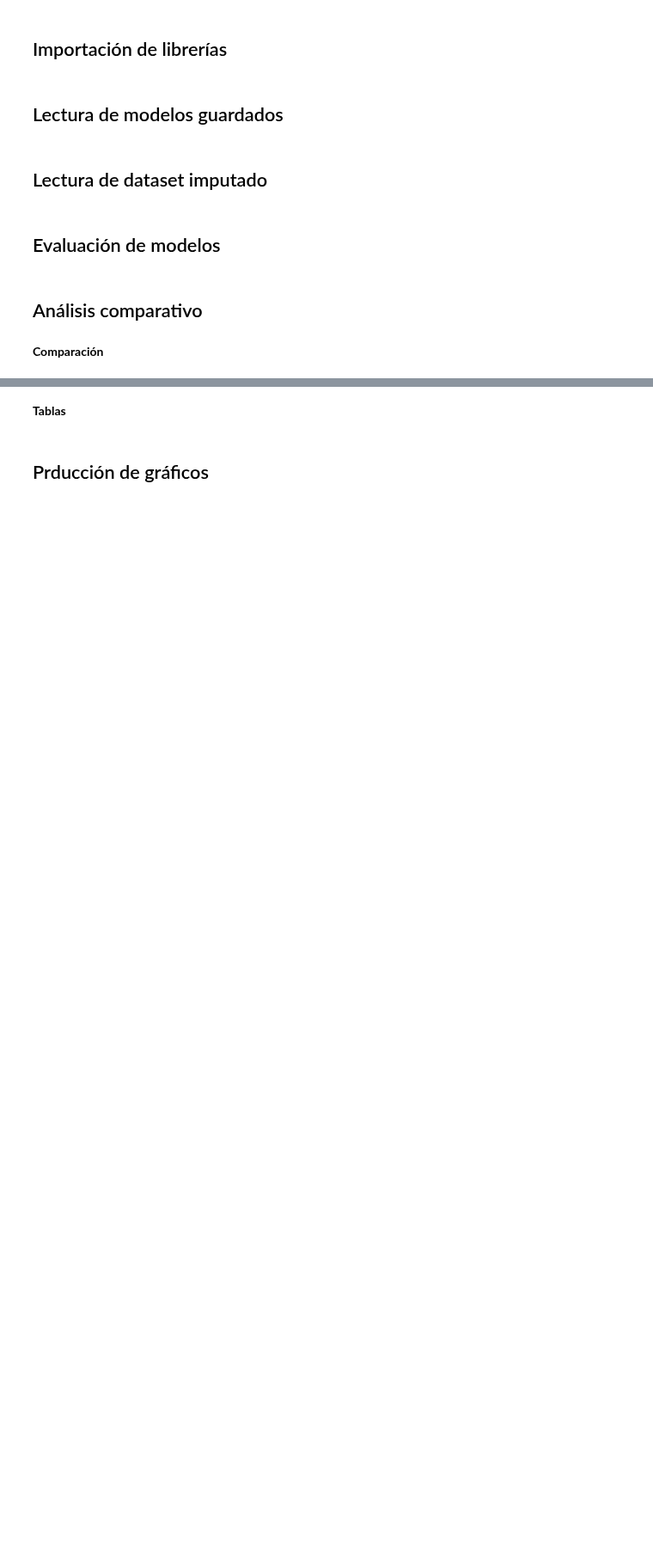
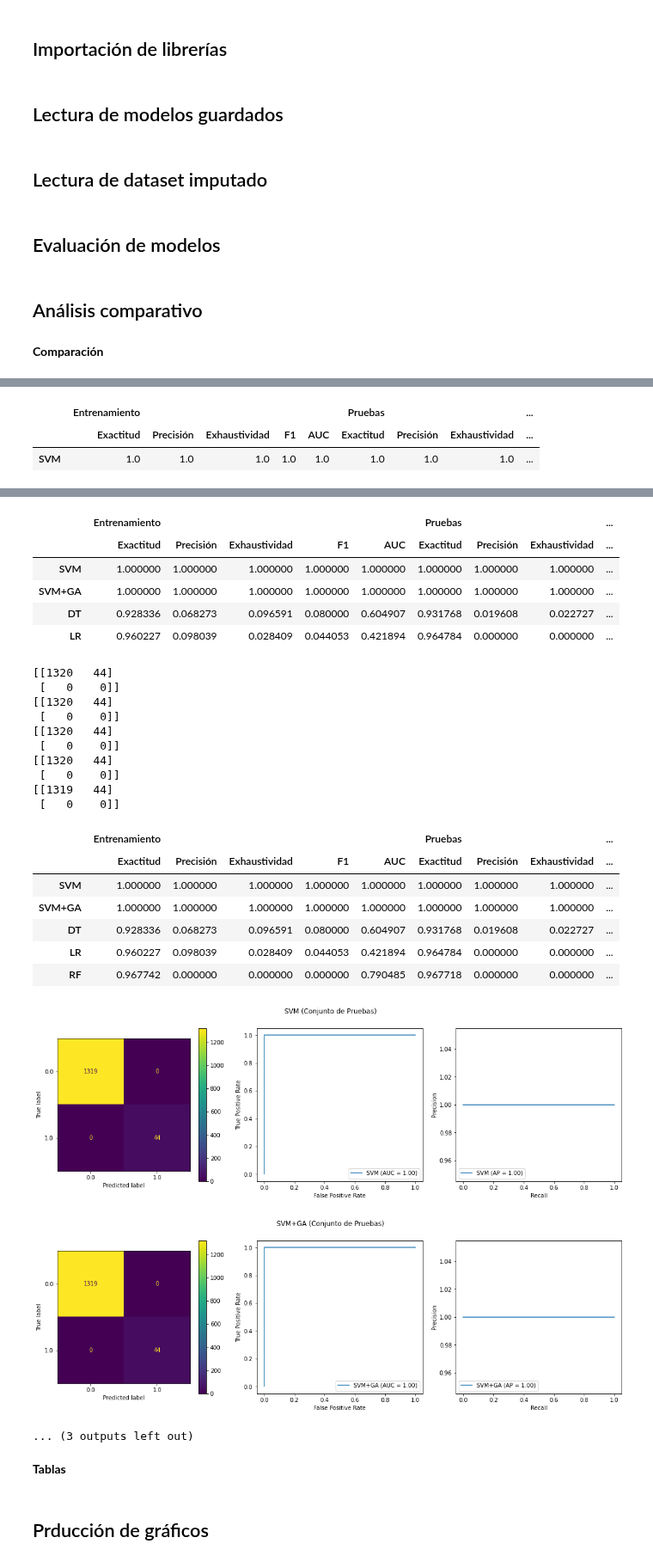
Before and after one commit to Project-ML-PUCP/BankruptcyTaiwan, a Jupyter notebook: 03. Codigo/04. Evaluation.ipynb, the cells around one changed output, grey strips where cells are left out. Shown at 86% size. Cells and saved outputs as stored; diff of their text form; code cells hidden in the pictures; blank space fills up the shorter version.

```diff
--- a/03. Codigo/04. Evaluation.ipynb
+++ b/03. Codigo/04. Evaluation.ipynb
@@ -68,13 +107,15 @@ class GeneticSearchCVMod(GeneticSearchCV):
 # %%
 # cargamos los modelos
 dt_model = joblib.load(os.path.join('modelos','Modelo_DT.pkl'))
-#lr_model = joblib.load(os.path.join('modelos','Modelo_LR.pkl'))
+lr_model = joblib.load(os.path.join('modelos','Modelo_LR.pkl'))
 rf_model = joblib.load(os.path.join('modelos','Modelo_RF.pkl'))
-xgb_model = joblib.load(os.path.join('modelos','Modelo_XGB.pkl'))
+#xgb_model = joblib.load(os.path.join('modelos','Modelo_XGB.pkl'))
 cv_svm_model = joblib.load(os.path.join('modelos','Modelo_SVM.pkl'))
-#cs_svm_ga_model = joblib.load(os.path.join('modelos','Modelo_GA_SVM.pkl'))
+svm_model = cv_svm_model.best_estimator_
+cs_svm_ga_model = joblib.load(os.path.join('modelos','Modelo_GA_SVM.pkl'))
+svm_ga_model = cs_svm_ga_model.best_estimator_
 # %% [markdown]
 ## Lectura de dataset imputado
 # %%
 # se carga dataset imputado
-median_imputed_df = pd.read_pickle(os.path.join('results','dataset_normalizado.pkl'))
+imputed_df = pd.read_pickle(os.path.join('results','dataset_normalizado.pkl'))
@@ -83,20 +178,20 @@ median_imputed_df = pd.read_pickle(os.path.join('results','dataset_normalizado.p
 # %%
 # Modelamiento de la data usando un diccionario de datasets y modelos
-def perform_data_modeling(_models_, imputed_df, verbose=False, k_folds=5):
+def perform_data_evaluation(_models_, imputed_df, verbose=False, k_folds=5):
     # 7 metricas, usando K-Folds
     # en model_results guardaremos los resultados por clasificador y datasets
     model_results = OrderedDict()
+    # to show table
+    resultados = {}
 
     # Iteramos sobre los clasificadores
     for model_name, clf in _models_.items():
-        if verbose: print("-" * 120, "\n", "Model: " + '\033[1m' + model_name + '\033[0m' + " Classifier")
         imputer_results = OrderedDict()
 
         # hacemos la division del dataframe en variables y etiquetas
         features_df, labels_df = split_features_labels(imputed_df)
 
         df_index = 0
-        if verbose: print('\t\tDataset: ' + '\033[1m' + str(df_index + 1) + 'year' + '\033[0m')
         # Ejecutamos la validación cruzada K-fold en los sets de entranamiento y test
         X_train_list, y_train_list, X_test_list, y_test_list = kfold_cv(k_folds, features_df, labels_df, verbose)
 
@@ -161,20 +256,11 @@ def perform_data_modeling(_models_, imputed_df, verbose=False, k_folds=5):
 
         # presentamos algunos valores
         if verbose:
-            print('\t\t\tAccuracy:', metrics['Accuracy'])
-            print('\t\t\tRecall:', metrics['Recalls'])
+            update_resultados(model_name, clf, resultados, X_train, X_test, y_train, y_test)
 
         # guardamos en el diccionario
         model_results[model_name] = metrics
 
-    # presentamos la matriz de confusión en modo mapa de calor
-    sns.heatmap(mlp_cm, annot=True,
-                xticklabels=['Non Bankrupt', 'Bankrupt'],
-                yticklabels=['Non Bankrupt', 'Bankrupt'])
-    plt.xlabel('Predicted')
-    plt.ylabel('True')
-    plt.show()
-
     return model_results
 # %%
 # Hacer ranking por cada métrica
@@ -223,11 +309,18 @@ def perform_model_ranking_typeI(models, imputers, results):
 # %% [markdown]
 ## Análisis comparativo
 # %%
+svm_model.probability=True
 # models
-svm = cv_svm_model.best_estimator_
 models_dictionary2 = OrderedDict()
-models_dictionary2['SVM'] = svm
-models_dictionary2['SVM+GA'] = svm_ga
-models_dictionary2['DT'] = svm
+models_dictionary2['SVM'] = svm_model
+models_dictionary2['SVM+GA'] = svm_ga_model
+models_dictionary2['DT'] = dt_model
+models_dictionary2['LR'] = lr_model
+models_dictionary2['RF'] = rf_model
+#models_dictionary2['XGB'] = xgb_model
 # %% [markdown]
 **Comparación**
+# %%
+# Cross validación con 5 sets
+results2 = perform_data_modeling(models_dictionary2, imputed_df, verbose=True, k_folds=5)
+# %% [output]
@@ -233,0 +337,3 @@ models_dictionary2['DT'] = svm
+|  | Entrenamiento |  |  |  |  | Pruebas |  |  | ... |
+|  | Exactitud | Precisión | Exhaustividad | F1 | AUC | Exactitud | Precisión | Exhaustividad | ... |
+| SVM | 1.0 | 1.0 | 1.0 | 1.0 | 1.0 | 1.0 | 1.0 | 1.0 | ... |
@@ -234,3 +379,29 @@ models_dictionary2['DT'] = svm
+|  | Entrenamiento |  |  |  |  | Pruebas |  |  | ... |
+|  | Exactitud | Precisión | Exhaustividad | F1 | AUC | Exactitud | Precisión | Exhaustividad | ... |
+| SVM | 1.000000 | 1.000000 | 1.000000 | 1.000000 | 1.000000 | 1.000000 | 1.000000 | 1.000000 | ... |
+| SVM+GA | 1.000000 | 1.000000 | 1.000000 | 1.000000 | 1.000000 | 1.000000 | 1.000000 | 1.000000 | ... |
+| DT | 0.928336 | 0.068273 | 0.096591 | 0.080000 | 0.604907 | 0.931768 | 0.019608 | 0.022727 | ... |
+| LR | 0.960227 | 0.098039 | 0.028409 | 0.044053 | 0.421894 | 0.964784 | 0.000000 | 0.000000 | ... |
+[[1320   44]
+ [   0    0]]
+[[1320   44]
+ [   0    0]]
+[[1320   44]
+ [   0    0]]
+[[1320   44]
+ [   0    0]]
+[[1319   44]
+ [   0    0]]
+|  | Entrenamiento |  |  |  |  | Pruebas |  |  | ... |
+|  | Exactitud | Precisión | Exhaustividad | F1 | AUC | Exactitud | Precisión | Exhaustividad | ... |
+| SVM | 1.000000 | 1.000000 | 1.000000 | 1.000000 | 1.000000 | 1.000000 | 1.000000 | 1.000000 | ... |
+| SVM+GA | 1.000000 | 1.000000 | 1.000000 | 1.000000 | 1.000000 | 1.000000 | 1.000000 | 1.000000 | ... |
+| DT | 0.928336 | 0.068273 | 0.096591 | 0.080000 | 0.604907 | 0.931768 | 0.019608 | 0.022727 | ... |
+| LR | 0.960227 | 0.098039 | 0.028409 | 0.044053 | 0.421894 | 0.964784 | 0.000000 | 0.000000 | ... |
+| RF | 0.967742 | 0.000000 | 0.000000 | 0.000000 | 0.790485 | 0.967718 | 0.000000 | 0.000000 | ... |
+[figure, added]
+[figure, added]
+... (3 outputs left out)
 # %% [markdown]
 **Tablas**
 # %% [markdown]
```
Also changed, not shown: parts of 8 cells of this notebook, 2 other files.
